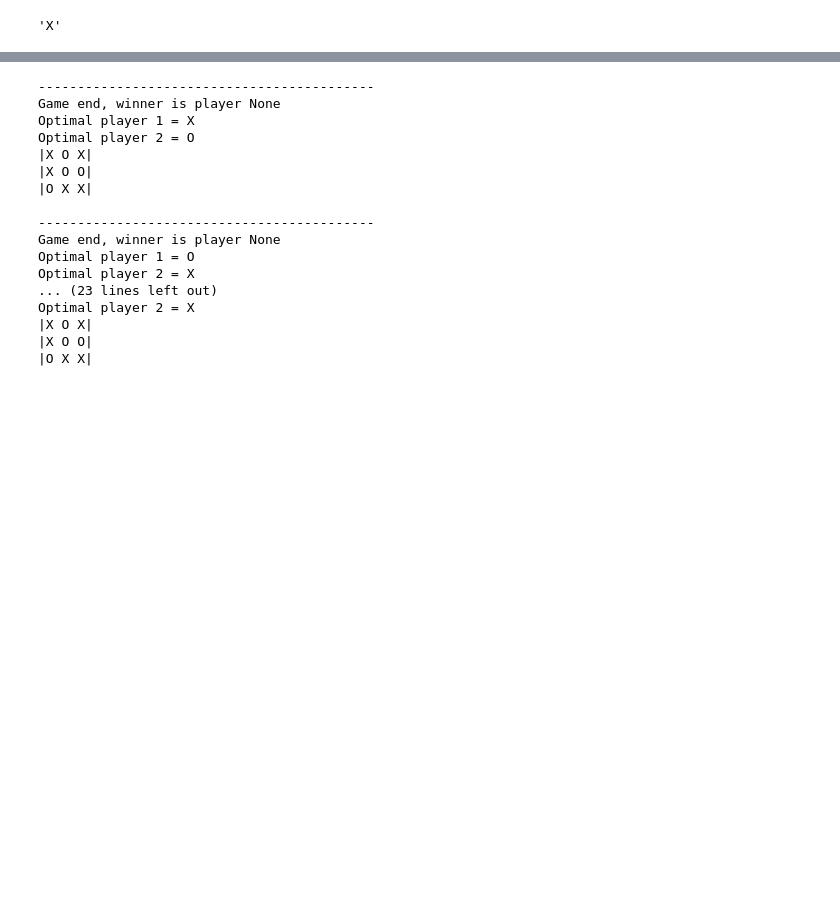
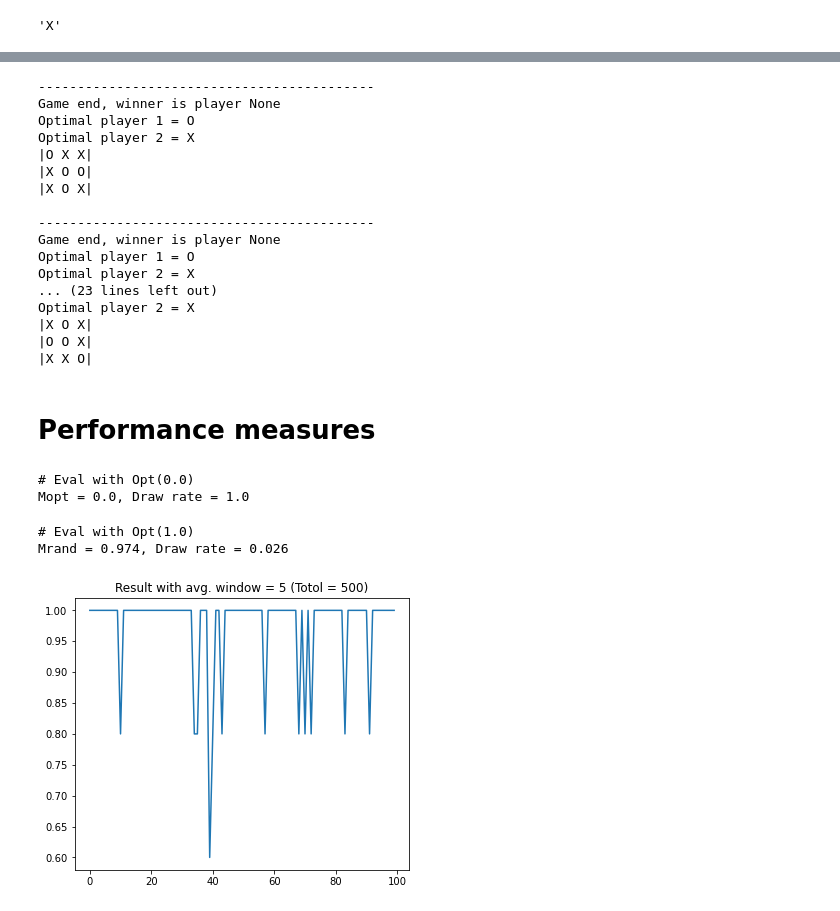
Before and after one commit to hibetterheyj/CS-456_RL_Project, a Jupyter notebook: tic_tac_toe.ipynb, the cells around one changed output, grey strips where cells are left out. Cells and saved outputs as stored; diff of their text form; code cells hidden in the pictures; blank space fills up the shorter version.

Commit message:
update Performance measures in notebook and README

```diff
--- a/tic_tac_toe.ipynb
+++ b/tic_tac_toe.ipynb
@@ -102,4 +115,4 @@ env.__dict__
 # %% [markdown]
 But not all actions are available at each time: One cannot choose a place which has been taken before. There is an error if an unavailable action is taken:
 # %%
-env.step((0,2))
+# env.step((0,2))
@@ -248,11 +259,11 @@ for i in range(5):
 # %% [output]
 -------------------------------------------
 Game end, winner is player None
-Optimal player 1 = X
-Optimal player 2 = O
+Optimal player 1 = O
+Optimal player 2 = X
+|O X X|
+|X O O|
 |X O X|
-|X O O|
-|O X X|
 
 -------------------------------------------
 Game end, winner is player None
@@ -261,5 +272,22 @@ Optimal player 2 = X
 ... (23 lines left out)
 Optimal player 2 = X
 |X O X|
-|X O O|
-|O X X|
+|O O X|
+|X X O|
+# %% [markdown]
+# Performance measures
+# %%
+def run_episode(agent1, agent2, env, switch: bool):
+    grid, end, __  = env.observe()
+    if switch:
+        agent1.player, agent2.player = 'O', 'X'
+    else:
+        agent1.player, agent2.player = 'X', 'O'
+    while end == False:
+        if env.current_player == agent1.player:
+            move = agent1.act(grid)
+            grid, end, winner = env.step(move, print_grid=False)
+        else:
+            move = agent2.act(grid)
+            grid, end, winner = env.step(move, print_grid=False)
+    return winner, agent1, agent2
@@ -265,0 +325,25 @@ Optimal player 2 = X
+# %%
+metric_dict = {'opt': 0.0, 'rand': 1.0}
+for (mode, epsilon) in metric_dict.items():
+    player_opt = OptimalPlayer(epsilon=0.)
+    player_baseline = OptimalPlayer(epsilon=epsilon)
+    res_info = eval(player_opt, player_baseline)
+
+    print("# Eval with Opt({})".format(epsilon))
+    print('M{} = {}, Draw rate = {}'.format(mode, res_info['metric'], res_info['draw_rate']))
+# %% [output]
+# Eval with Opt(0.0)
+Mopt = 0.0, Draw rate = 1.0
+# Eval with Opt(1.0)
+Mrand = 0.974, Draw rate = 0.026
+# %%
+def res_plot(epi_res: List, window: int = 250) -> None:
+    results = np.mean(np.array(epi_res).reshape(-1,window), axis=1)
+    fig, axes = plt.subplots(figsize=(6, 5))
+    axes.plot(results)
+    axes.set_title('Result with avg. window = {} (Totol = {})'.format(window, len(epi_res)))
+
+epi_res = res_info['res']
+res_plot(epi_res, window=5)
+# %% [output]
+[figure, added]
```
Also changed, not shown: parts of 11 cells of this notebook, 1 other file.
